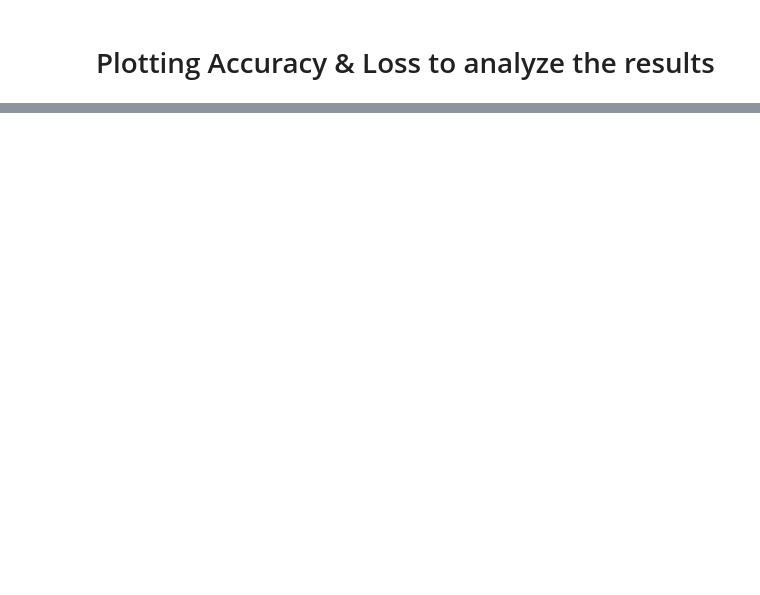
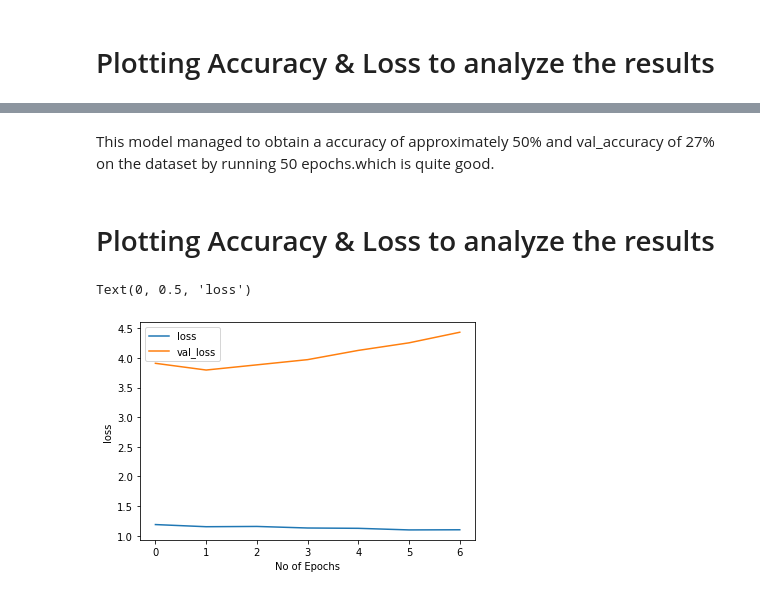
Before and after one commit to Ishansingh438/Face-emotion-recognition, a Jupyter notebook: Ishan_Singh_Face_emotion_recognition.ipynb, the cells around one changed output, grey strips where cells are left out. Saved outputs shown, nothing was run; the diff lists cells and outputs as text; code cells hidden in the pictures; blank space fills up the shorter version.

```diff
--- a/Ishan_Singh_Face_emotion_recognition.ipynb
+++ b/Ishan_Singh_Face_emotion_recognition.ipynb
@@ -342,0 +446,3 @@ df[['accuracy','val_accuracy']].plot()
+# %%
+validation_steps=validation_generator.n//validation_generator.batch_size
+validation_steps
@@ -342,0 +451,24 @@ df[['accuracy','val_accuracy']].plot()
+# %%
+#  adding various CAllBacks to prevent overfiiting
+# this decreases the learning rate if the model loss does not decrease
+reduce_lr = tf.keras.callbacks.ReduceLROnPlateau(monitor='val_loss', factor=0.1,
+                              patience=2, min_lr=0.00001, mode='auto')
+# to save model weights
+checkpoint = tf.keras.callbacks.ModelCheckpoint("model_weights.h5", monitor='val_accuracy',
+                             save_weights_only=True, mode='max', verbose=1)
+early_stopping= tf.keras.callbacks.EarlyStopping(monitor='val_loss',
+                            min_delta=0,
+                            patience=5,
+                            verbose=1,
+                            restore_best_weights=True)
+callbacks = [checkpoint, reduce_lr, early_stopping]
+# %%
+# fitting the model
+history = model.fit(
+    x=train_generator,
+    steps_per_epoch=steps_per_epoch,
+    epochs=epochs,
+    validation_data = validation_generator,
+    validation_steps = validation_steps,
+    callbacks=callbacks,
+    verbose=1)
@@ -342,0 +493,15 @@ df[['accuracy','val_accuracy']].plot()
+# %% [markdown]
+This model managed to obtain a accuracy of approximately 50% and val_accuracy of 27% on the dataset by running 50 epochs.which is quite good.
+# %% [markdown]
+# Plotting Accuracy & Loss to analyze the results
+# %%
+# saving the history of the model in data frame
+df=pd.DataFrame(model.history.history)
+# %%
+#Plotting Loss
+df[['loss','val_loss']].plot()
+plt.xlabel('No of Epochs')
+plt.ylabel('loss')
+# %% [output]
+Text(0, 0.5, 'loss')
+[figure, added]
```
Also changed, not shown: parts of 23 cells of this notebook.
